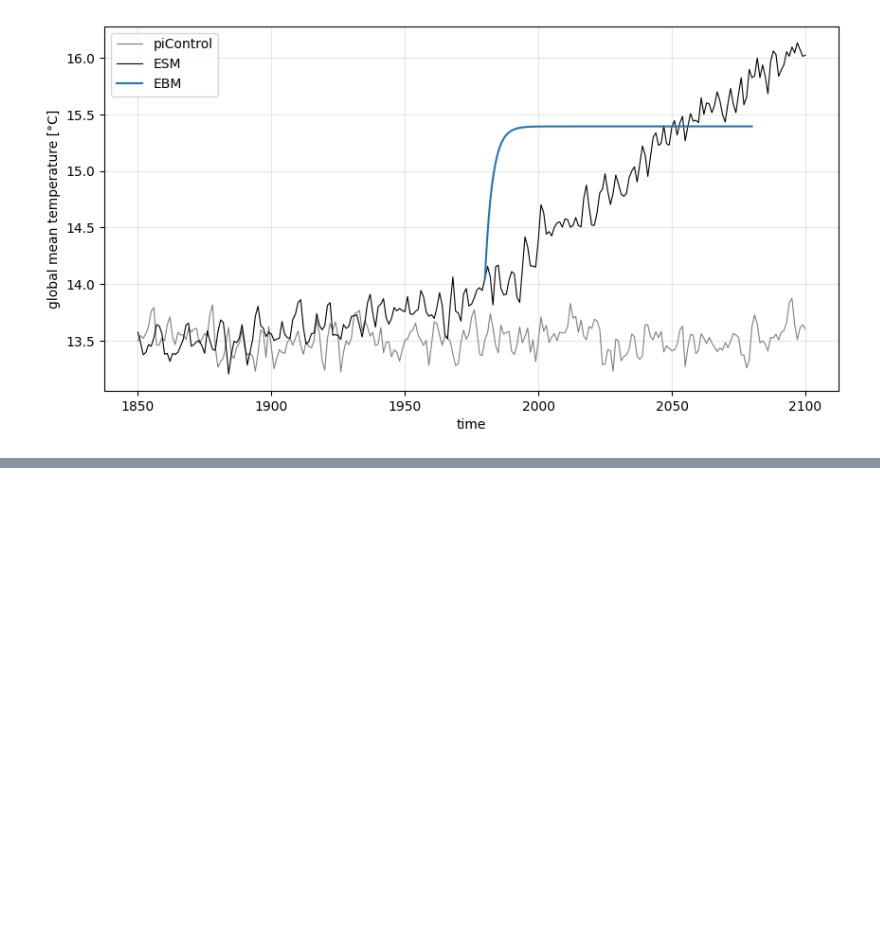
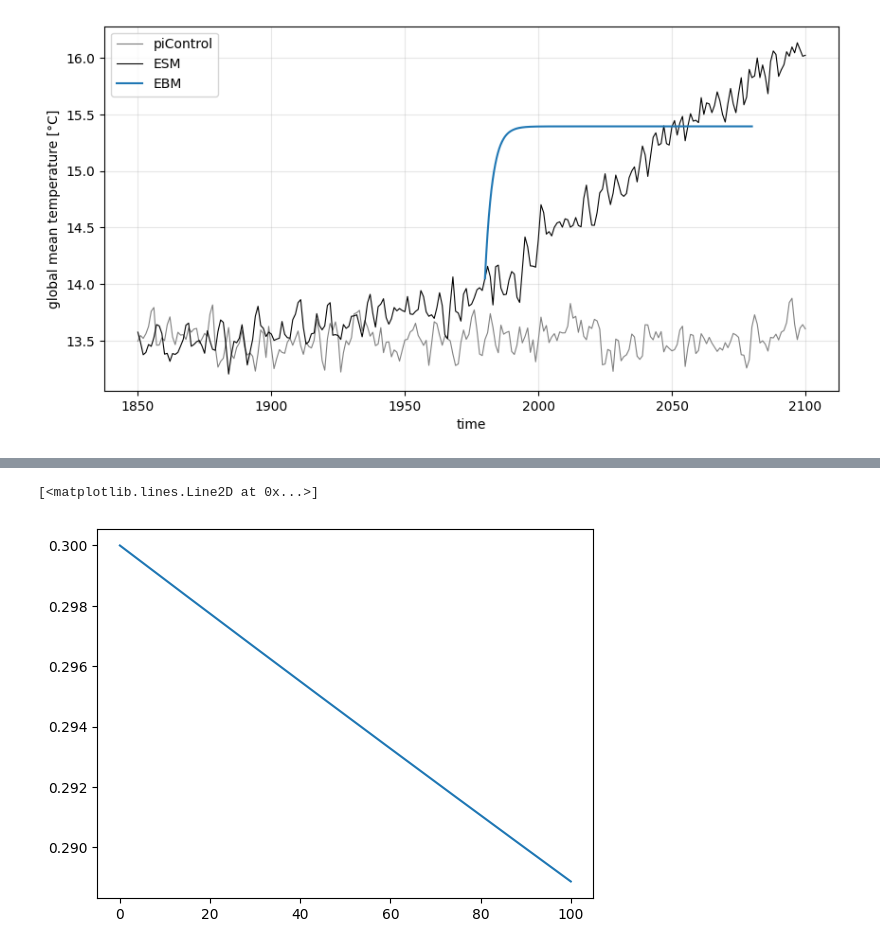
Before and after one commit to stine-fohrmann/climate-modelling-ebm, a Jupyter notebook: main.ipynb, the cells around one changed output, grey strips where cells are left out. Saved outputs shown, nothing was run; the diff lists cells and outputs as text; code cells hidden in the pictures; blank space fills up the shorter version.

```diff
--- a/main.ipynb
+++ b/main.ipynb
@@ -117,0 +142,5 @@ plot_ebm_vs_esm(
+# %%
+plt.plot(time, alpha)
+# %% [output]
+[<matplotlib.lines.Line2D at 0x...>]
+[figure, added]
```
Also changed, not shown: parts of 6 cells of this notebook, 4 other files.
